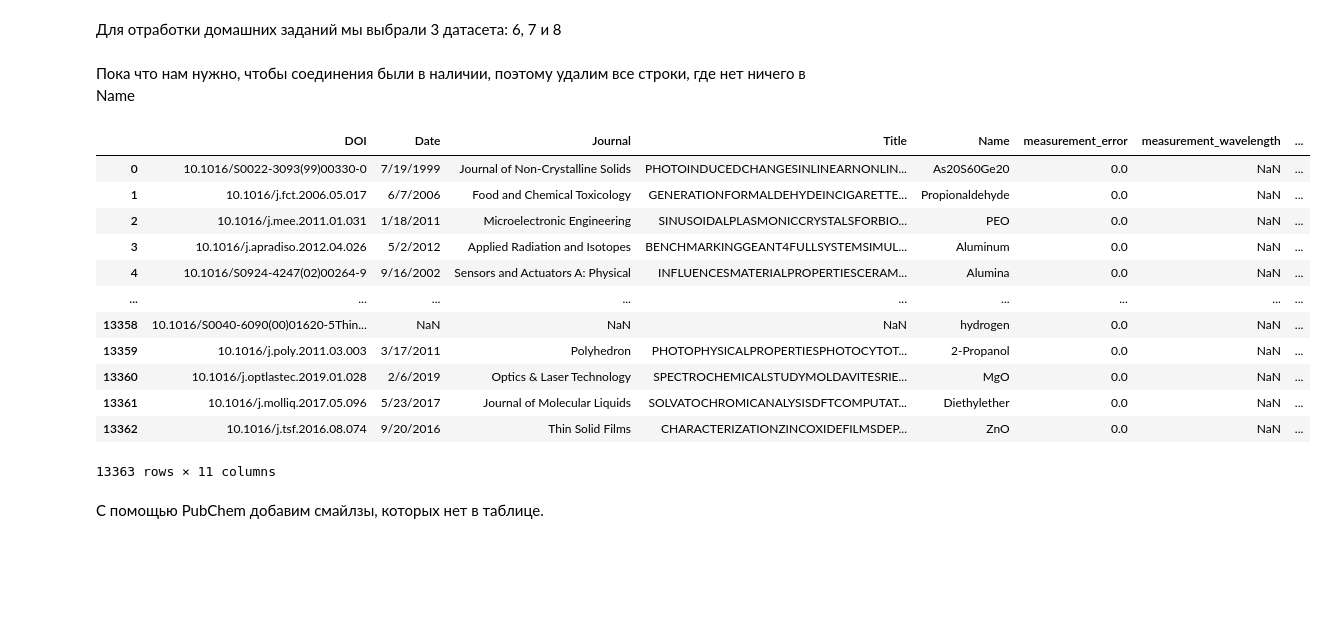
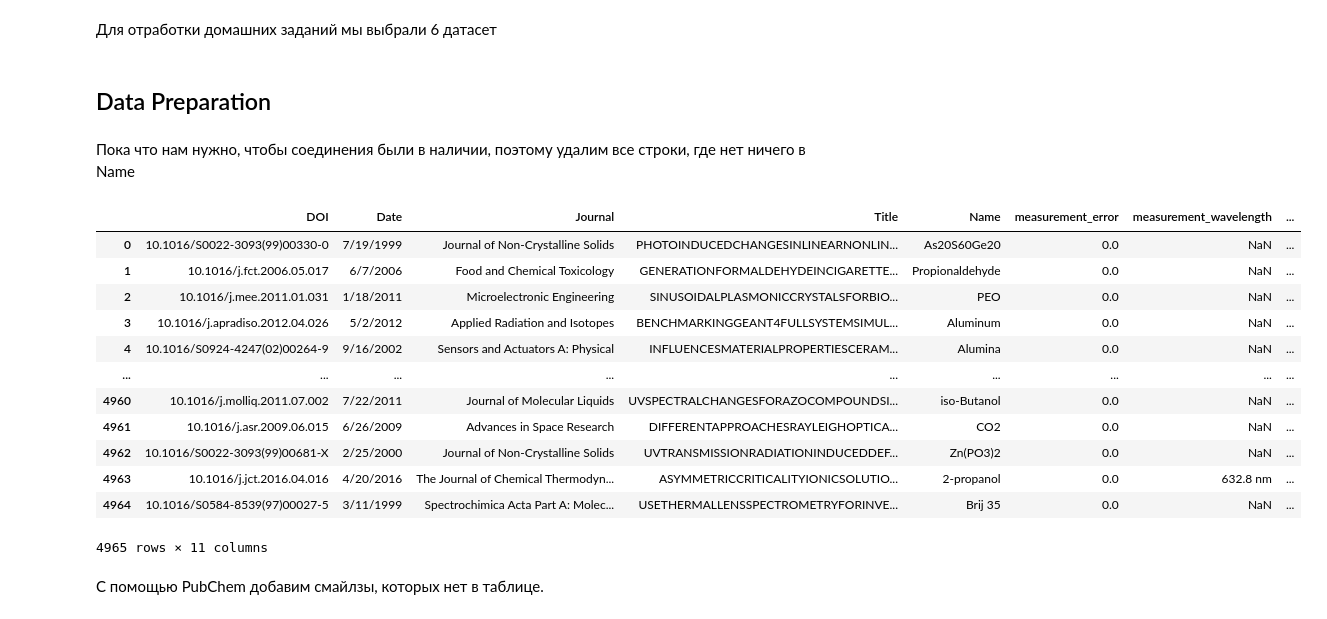
Before and after one commit to Gadeliya/Chemistry-algorithms-, a Jupyter notebook: API+Data_Preparation.ipynb, the cells around one changed output. Saved outputs shown, nothing was run; the diff lists cells and outputs as text; code cells hidden in the pictures; blank space fills up the shorter version.

Commit message:
added data preparation part and parser

```diff
--- a/API.ipynb
+++ b/API+Data_Preparation.ipynb
@@ -32,2 +28,2 @@ from rdkit.Chem import rdMolDescriptors
 # %% [markdown]
-Для отработки домашних заданий мы выбрали 3 датасета: 6, 7 и 8
+Для отработки домашних заданий мы выбрали 6 датасет
@@ -38,24 +30,27 @@ df3 = pd.read_csv('/content/8.csv')
+# %%
+df = pd.read_csv('/content/6.csv')
+# %% [markdown]
+## Data Preparation
 # %% [markdown]
 Пока что нам нужно, чтобы соединения были в наличии, поэтому удалим все строки, где нет ничего в Name
 # %%
-df = pd.concat([df1, df2, df3], ignore_index=True)
 df = df[~df['Name'].isna()]
 df = df.drop_duplicates().reset_index(drop=True)
 df
 # %% [output]
 |  | DOI | Date | Journal | Title | Name | measurement_error | measurement_wavelength | ... |
 | 0 | 10.1016/S0022-3093(99)00330-0 | 7/19/1999 | Journal of Non-Crystalline Solids | PHOTOINDUCEDCHANGESINLINEARNONLIN... | As20S60Ge20 | 0.0 | NaN | ... |
 | 1 | 10.1016/j.fct.2006.05.017 | 6/7/2006 | Food and Chemical Toxicology | GENERATIONFORMALDEHYDEINCIGARETTE... | Propionaldehyde | 0.0 | NaN | ... |
 | 2 | 10.1016/j.mee.2011.01.031 | 1/18/2011 | Microelectronic Engineering | SINUSOIDALPLASMONICCRYSTALSFORBIO... | PEO | 0.0 | NaN | ... |
 | 3 | 10.1016/j.apradiso.2012.04.026 | 5/2/2012 | Applied Radiation and Isotopes | BENCHMARKINGGEANT4FULLSYSTEMSIMUL... | Aluminum | 0.0 | NaN | ... |
 | 4 | 10.1016/S0924-4247(02)00264-9 | 9/16/2002 | Sensors and Actuators A: Physical | INFLUENCESMATERIALPROPERTIESCERAM... | Alumina | 0.0 | NaN | ... |
 | ... | ... | ... | ... | ... | ... | ... | ... | ... |
-| 13358 | 10.1016/S0040-6090(00)01620-5Thin... | NaN | NaN | NaN | hydrogen | 0.0 | NaN | ... |
-| 13359 | 10.1016/j.poly.2011.03.003 | 3/17/2011 | Polyhedron | PHOTOPHYSICALPROPERTIESPHOTOCYTOT... | 2-Propanol | 0.0 | NaN | ... |
-| 13360 | 10.1016/j.optlastec.2019.01.028 | 2/6/2019 | Optics & Laser Technology | SPECTROCHEMICALSTUDYMOLDAVITESRIE... | MgO | 0.0 | NaN | ... |
-| 13361 | 10.1016/j.molliq.2017.05.096 | 5/23/2017 | Journal of Molecular Liquids | SOLVATOCHROMICANALYSISDFTCOMPUTAT... | Diethylether | 0.0 | NaN | ... |
-| 13362 | 10.1016/j.tsf.2016.08.074 | 9/20/2016 | Thin Solid Films | CHARACTERIZATIONZINCOXIDEFILMSDEP... | ZnO | 0.0 | NaN | ... |
+| 4960 | 10.1016/j.molliq.2011.07.002 | 7/22/2011 | Journal of Molecular Liquids | UVSPECTRALCHANGESFORAZOCOMPOUNDSI... | iso-Butanol | 0.0 | NaN | ... |
+| 4961 | 10.1016/j.asr.2009.06.015 | 6/26/2009 | Advances in Space Research | DIFFERENTAPPROACHESRAYLEIGHOPTICA... | CO2 | 0.0 | NaN | ... |
+| 4962 | 10.1016/S0022-3093(99)00681-X | 2/25/2000 | Journal of Non-Crystalline Solids | UVTRANSMISSIONRADIATIONINDUCEDDEF... | Zn(PO3)2 | 0.0 | NaN | ... |
+| 4963 | 10.1016/j.jct.2016.04.016 | 4/20/2016 | The Journal of Chemical Thermodyn... | ASYMMETRICCRITICALITYIONICSOLUTIO... | 2-propanol | 0.0 | 632.8 nm | ... |
+| 4964 | 10.1016/S0584-8539(97)00027-5 | 3/11/1999 | Spectrochimica Acta Part A: Molec... | USETHERMALLENSSPECTROMETRYFORINVE... | Brij 35 | 0.0 | NaN | ... |
-13363 rows × 11 columns
+4965 rows × 11 columns
 # %% [markdown]
 С помощью PubChem добавим смайлзы, которых нет в таблице.
 # %%
```
Also changed, not shown: parts of 41 cells of this notebook, 1 other file.
